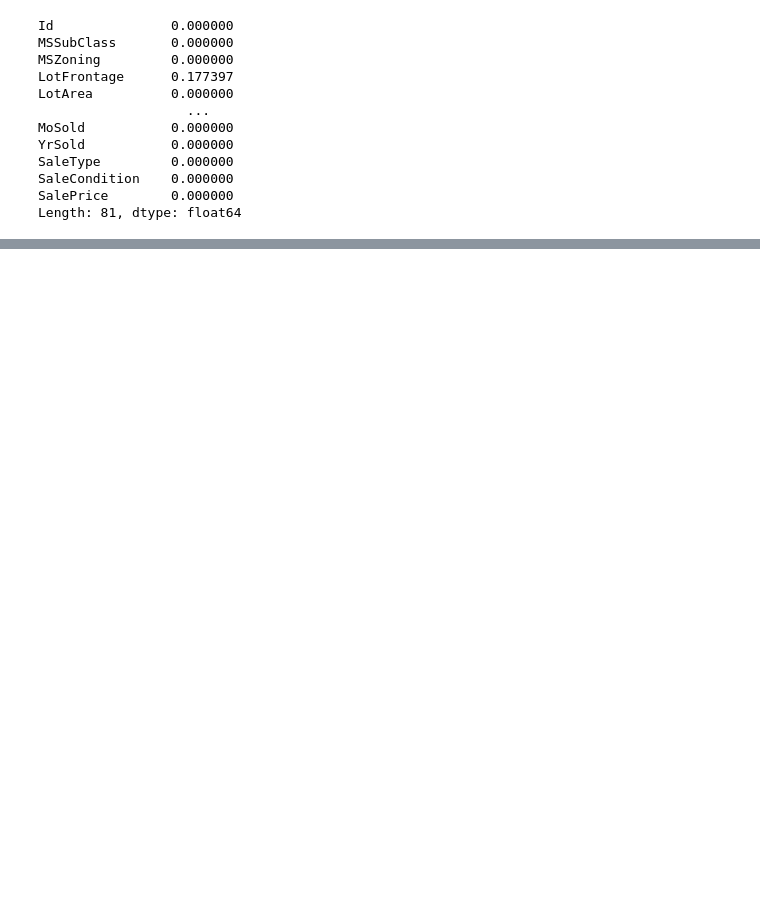
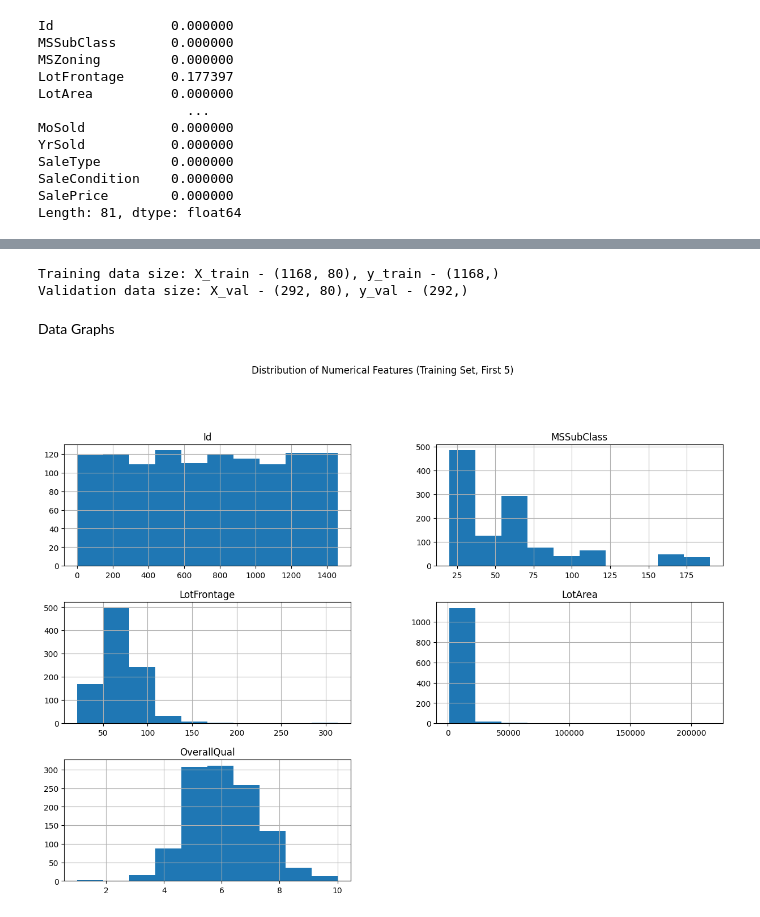
Before and after one commit to konstantine25b/Machine_learning, a Jupyter notebook: assignment1/model_experiments/model1.ipynb, the cells around one changed output, grey strips where cells are left out. Drawn from its saved outputs; the diff is of its cells as text; code cells hidden in the pictures; blank space fills up the shorter version.

```diff
--- a/assignment1/model_experiments/model1.ipynb
+++ b/assignment1/model_experiments/model1.ipynb
@@ -6,4 +27,5 @@ import os
 pd.set_option('display.max_columns', None)
 pd.set_option('display.width', None)
 pd.set_option('display.expand_frame_repr', False)
-df = pd.read_csv('../house-prices/train.csv')
+df_train = pd.read_csv('../house-prices/train.csv')
+df_test = pd.read_csv('../house-prices/test.csv')
@@ -193,0 +89,21 @@ Name: count, dtype: int64
+# %%
+y_original = df_train['SalePrice']
+X_original = df_train.drop('SalePrice', axis=1)
+X_train, X_val, y_train, y_val = train_test_split(X_original, y_original, test_size=0.2, random_state=42)
+# %%
+print(f"Training data size: X_train - {X_train.shape}, y_train - {y_train.shape}")
+print(f"Validation data size: X_val - {X_val.shape}, y_val - {y_val.shape}")
+# %% [output]
+Training data size: X_train - (1168, 80), y_train - (1168,)
+Validation data size: X_val - (292, 80), y_val - (292,)
+# %% [markdown]
+Data Graphs
+# %%
+# #### Distribution of Numerical Features (e.g., first 5)
+X_train_numerical = X_train.select_dtypes(exclude=['object'])
+if not X_train_numerical.empty:
+    X_train_numerical.iloc[:, :min(5, X_train_numerical.shape[1])].hist(figsize=(15, 10))
+    plt.suptitle("Distribution of Numerical Features (Training Set, First 5)", y=1.02)
+    plt.show()
+# %% [output]
+[figure, added]
```
Also changed, not shown: parts of 24 cells of this notebook, 1 other file.
